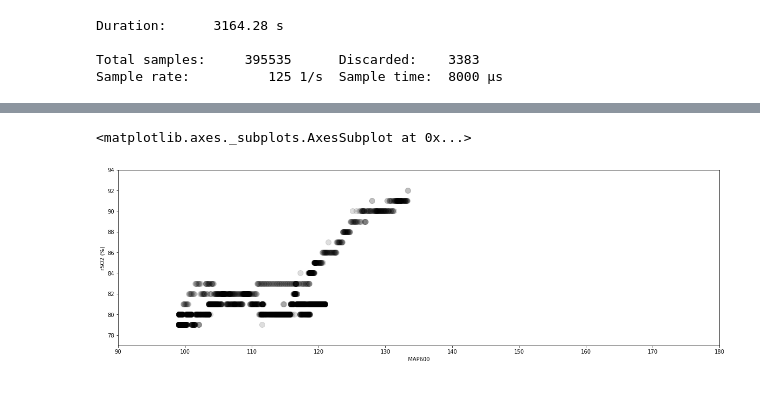
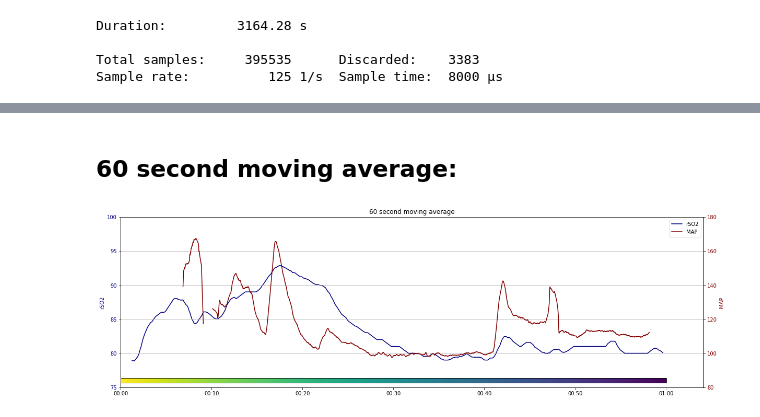
Before and after one commit to makes/zoll-json, a Jupyter notebook: map-rso2.ipynb, the cells around one changed output, grey strips where cells are left out. Cells and saved outputs as stored; diff of their text form; code cells hidden in the pictures.

```diff
--- a/map-rso2.ipynb
+++ b/map-rso2.ipynb
@@ -42,16 +104,24 @@ df.set_index('Time', inplace=True)
 # %%
-fig, ax1 = plt.subplots(figsize=(23,7))
-ax1.set_ylabel('rSO2', color='navy')
-ax1.set_ylim(75, 100)
-ax1.plot(df.index, df['rSO2 (%)'], color='navy', label='rSO2')
-ax1.tick_params(axis='y', labelcolor='navy')
-ax1.tick_params(axis='x', which='both', bottom=False, top=False, labelbottom=False)
-ax2 = ax1.twinx()
-ax2.set_ylabel('MAP')
-ax2.set_ylim(80, 180)
-lineObjects = ax2.plot(df.index, df[['MAP60', 'MAP150', 'MAP300', 'MAP600']], linewidth=2.5)
-plt.legend(lineObjects, ('MAP60', 'MAP150', 'MAP300', 'MAP600'), loc="upper right")
-ax2.tick_params(axis='y')
-ax2.grid()
-plt.title("MAP & rSO2")
-plt.show()
+def plot_timeline(abp, nirs, title, start, end):
+    fig, ax1 = plt.subplots(figsize=(20,6))
+    ax1.set_xlim([start, end])
+    ax1.set_ylabel('rSO2', color='navy')
+    ax1.set_ylim(75, 100)
+    line1 = ax1.plot(df.index, nirs, color='navy', label='rSO2')
+    ax1.tick_params(axis='y', labelcolor='navy')
+    ax2 = ax1.twinx()
+    ax2.xaxis.set_major_formatter(mpl.dates.DateFormatter('%H:%M'))
+    ax2.set_ylabel('MAP', color='maroon')
+    ax2.set_ylim(80, 180)
+    line2 = ax2.plot(df.index, abp, color='maroon', label='MAP')
+    ax2.tick_params(axis='y', labelcolor='maroon')
+    lines = line1 + line2
+    labels = [l.get_label() for l in lines]
+    plt.legend(lines, labels, loc='upper right')
+    ax2.grid()
+    plt.title(title)
+    cbaxes = fig.add_axes([0.125, 0.146, 0.7255, 0.02]) # left, bottom, width, height
+    fig.colorbar(mpl.cm.ScalarMappable(norm=plt.Normalize(0, 1), cmap=plt.get_cmap('viridis_r')),
+                cax=cbaxes, orientation='horizontal')
+    cbaxes.xaxis.set_visible(False)
+    plt.show()
@@ -80,5 +128,6 @@ df.plot.scatter(x = 'MAP300', y = 'rSO2 (%)', xlim=(90,180), ylim=(77,94), figsi
-# %%
-df.plot.scatter(x = 'MAP600', y = 'rSO2 (%)', xlim=(90,180), ylim=(77,94), figsize=(20, 6), marker='o', s=100, color='k', alpha=0.13)
-# %% [output]
-<matplotlib.axes._subplots.AxesSubplot at 0x...>
-[figure, removed]
+# %% [markdown]
+## 60 second moving average:
+# %%
+plot_timeline(df['MAP 60'], df['rSO2 60'], "60 second moving average", t_start, t_end)
+# %% [output]
+[figure, added]
```
Also changed, not shown: parts of 26 cells of this notebook, 3 other files.
